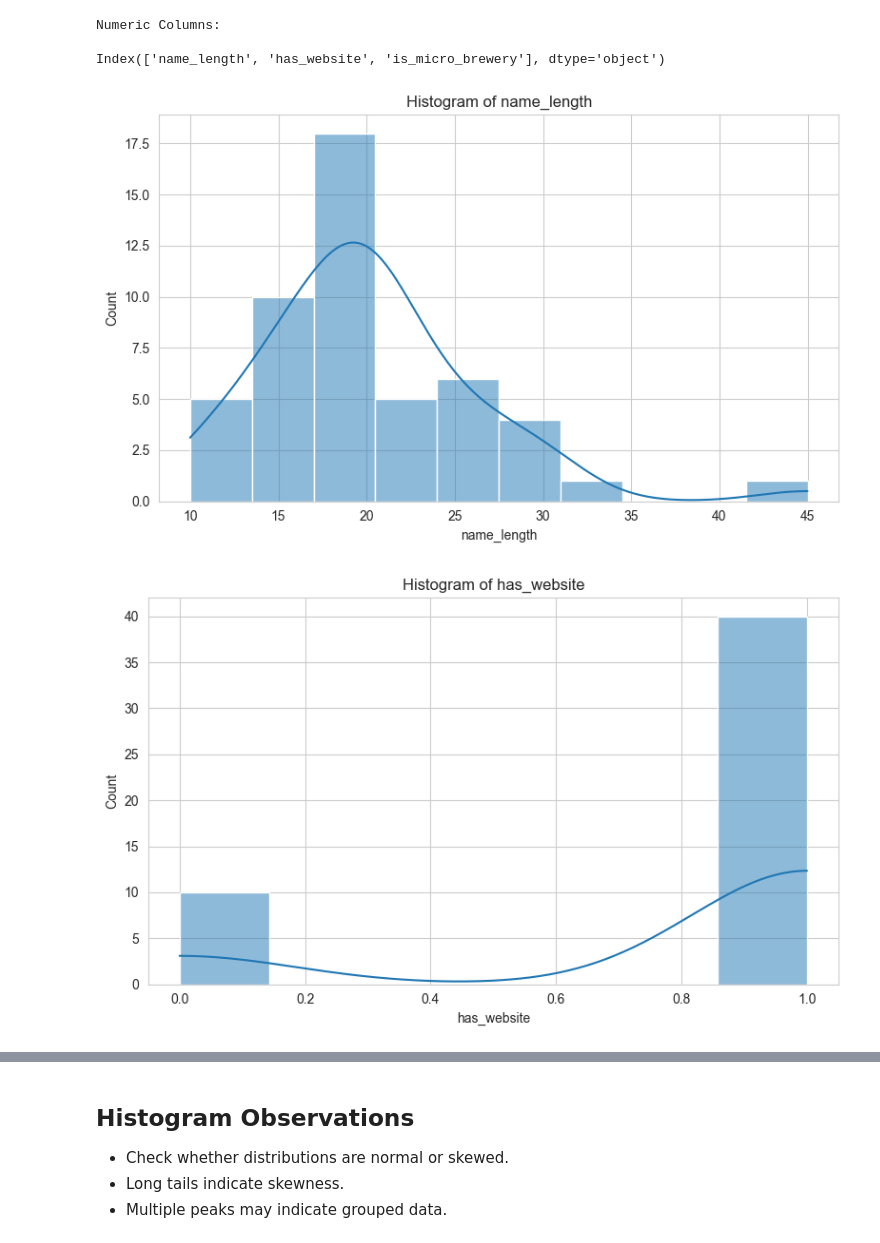
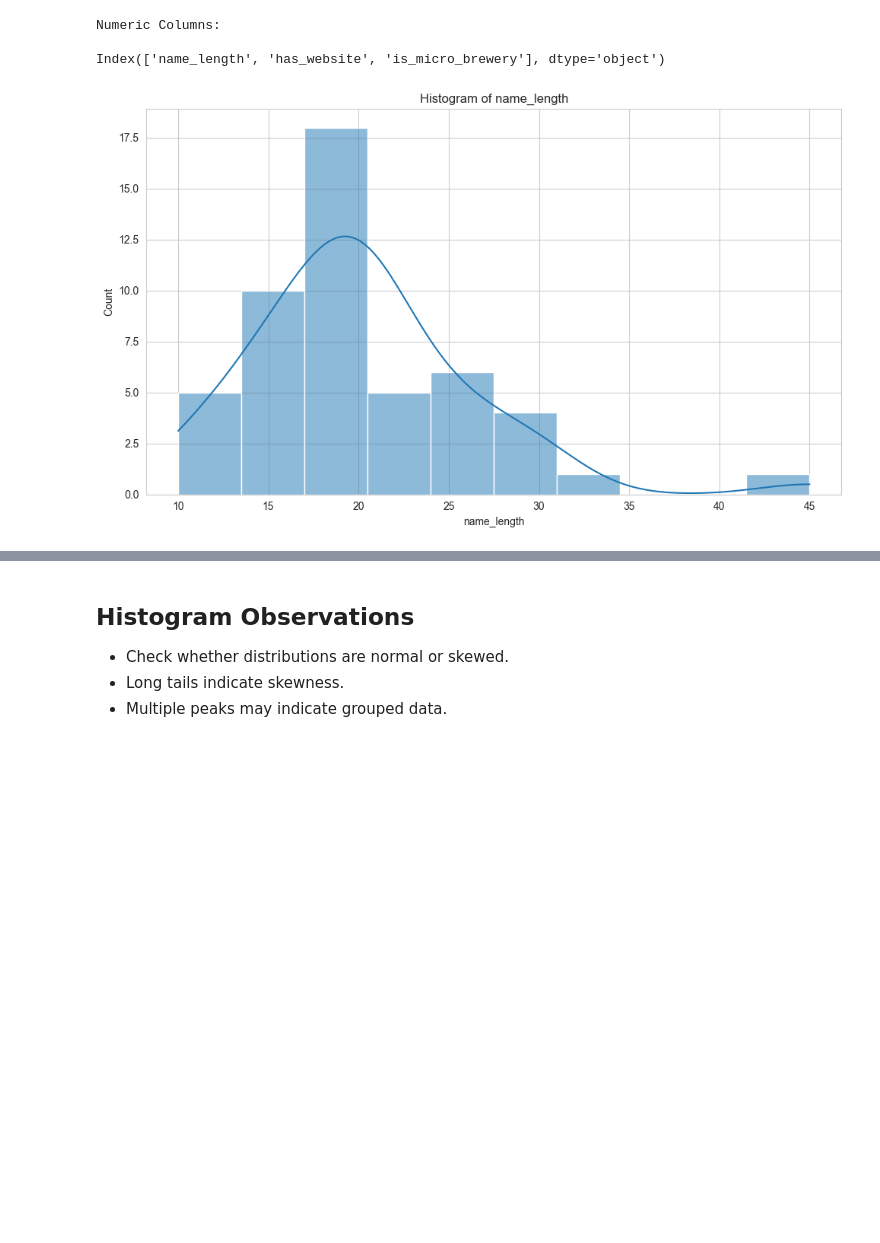
Before and after one commit to rohanmaharjan/AI_Intern, a Jupyter notebook: EDA-Week-5/Task_1/EDA_Checklist.ipynb, the cells around one changed output, grey strips where cells are left out. Saved outputs shown, nothing was run; the diff lists cells and outputs as text; code cells hidden in the pictures; blank space fills up the shorter version.

```diff
--- a/EDA-Week-5/Task_1/EDA_Checklist.ipynb
+++ b/EDA-Week-5/Task_1/EDA_Checklist.ipynb
@@ -255,19 +255,18 @@ Index(['name_length', 'has_website', 'is_micro_brewery'], dtype='object')
 # %%
 # histogram
 
-for col in numeric_cols:
+for col in numeric_cols[0:1]:
 
     plt.figure(figsize=(8,5))
 
     sns.histplot(df[col], kde=True)
 
     plt.title(f"Histogram of {col}")
 
     plt.tight_layout()
 
     plt.savefig(f"charts/histogram_{col}.png")
 
     plt.show()
 # %% [output]
-[figure, old version]
+[figure, new version]
-[figure, removed]
```
Also changed, not shown: parts of 2 cells of this notebook, 1 other file.
